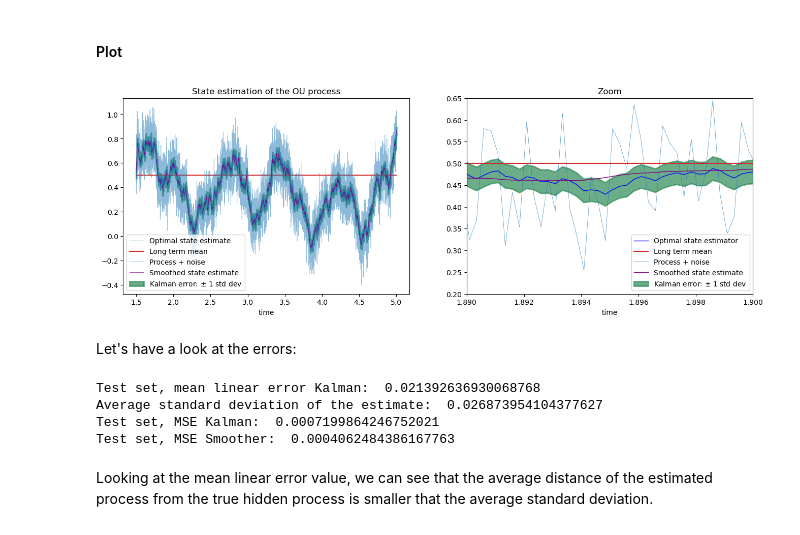
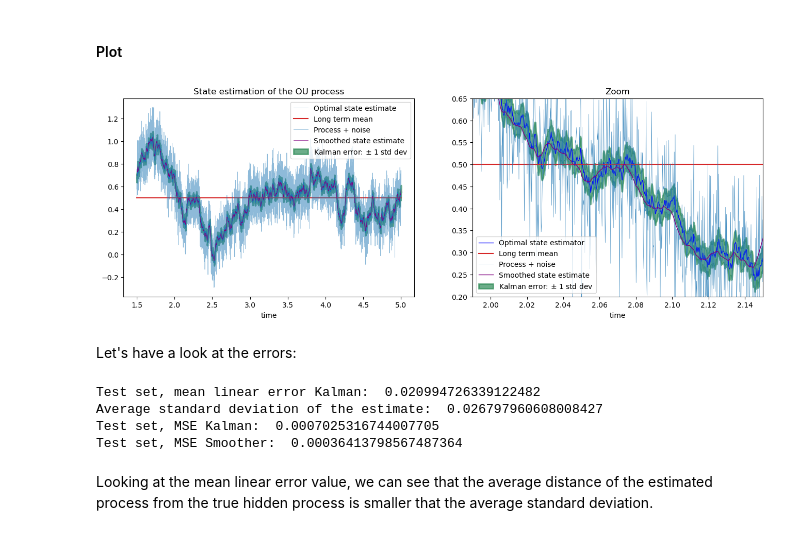
Before and after one commit to cantaro86/Financial-Models-Numerical-Methods, a Jupyter notebook: 6.1 Ornstein-Uhlenbeck process and applications.ipynb, the cells around one changed output. Saved outputs shown, nothing was run; the diff lists cells and outputs as text; code cells hidden in the pictures.

```diff
--- a/6.1 Ornstein-Uhlenbeck process and applications.ipynb
+++ b/6.1 Ornstein-Uhlenbeck process and applications.ipynb
@@ -131,20 +129,20 @@ sigma = 0.5
 std_asy = np.sqrt(sigma**2 / (2 * kappa))  # asymptotic standard deviation
 
 X0 = 2
-X = np.zeros((paths, N))
-X[:, 0] = X0
-W = ss.norm.rvs(loc=0, scale=1, size=(paths, N - 1))
+X = np.zeros((N, paths))
+X[0, :] = X0
+W = ss.norm.rvs(loc=0, scale=1, size=(N - 1, paths))
 
 # Uncomment for Euler Maruyama
 # for t in range(0,N-1):
-#    X[:,t+1] = X[:,t] + kappa*(theta - X[:,t])*dt + sigma * np.sqrt(dt) * W[:,t]
+#    X[t + 1, :] = X[t, :] + kappa*(theta - X[t, :])*dt + sigma * np.sqrt(dt) * W[t, :]
 
 std_dt = np.sqrt(sigma**2 / (2 * kappa) * (1 - np.exp(-2 * kappa * dt)))
 for t in range(0, N - 1):
-    X[:, t + 1] = theta + np.exp(-kappa * dt) * (X[:, t] - theta) + std_dt * W[:, t]
+    X[t + 1, :] = theta + np.exp(-kappa * dt) * (X[t, :] - theta) + std_dt * W[t, :]
 
-X_T = X[:, -1]  # values of X at time T
-X_1 = X[1, :]  # a single path
+X_T = X[-1, :]  # values of X at time T
+X_1 = X[:, 1]  # a single path
 # %% [markdown]
 #### Mean and standard deviation
 
@@ -326,7 +324,7 @@ $\theta$, is equal to the (scaled) expected time it takes for a process to reach
 
 #### Let us estimate the expected time numerically
 # %%
-T_to_theta = np.argmax(X <= theta if (X0 > theta) else X >= theta, axis=1) * dt  # first passage time
+T_to_theta = np.argmax(X <= theta if (X0 > theta) else X >= theta, axis=0) * dt  # first passage time
 # %%
 print(f"The expected time from X0 to theta is: {T_to_theta.mean()} with std error: {ss.sem(T_to_theta)}")
 print("The standard deviation of the first time the process touches theta is: ", T_to_theta.std())
@@ -777,35 +775,35 @@ ax1.legend()
 ax1.set_title("State estimation of the OU process")
 ax1.set_xlabel("time")
 ax2.plot(T_vec[skip_data + training_size :], xs, linewidth=1, alpha=1, label="Optimal state estimator", color="blue")
 ax2.plot(T_vec[skip_data + training_size :], theta * np.ones_like(xs), label="Long term mean", color="#d62728")
 ax2.plot(
     T_vec[skip_data + training_size :],
     Y_1[skip_data + training_size :],
     linewidth=0.5,
     alpha=0.8,
     label="Process + noise",
     color="#1f77b4",
 )
 ax2.plot(
     T_vec[skip_data + training_size :], x_smooth, linewidth=1, alpha=1, label="Smoothed state estimate", color="purple"
 )
 ax2.fill_between(
     x=T_vec[skip_data + training_size :],
     y1=V_up,
     y2=V_down,
     alpha=0.7,
     linewidth=2,
     color="seagreen",
     label="Kalman error: $\pm$ 1 std dev ",
 )
-ax2.set_xlim(1.89, 1.9)
+ax2.set_xlim(1.99, 2.15)
 ax2.set_ylim(0.2, 0.65)
 ax2.legend()
 ax2.set_title("Zoom")
 ax2.set_xlabel("time")
 plt.show()
 # %% [output]
-[figure, old version]
+[figure, new version]
 # %% [markdown]
 Let's have a look at the errors:
 # %%
@@ -814,10 +812,10 @@ print("Average standard deviation of the estimate: ", np.mean(np.sqrt(Ps)))
 print("Test set, MSE Kalman: ", np.linalg.norm(xs - X_1[skip_data + training_size :], 2) ** 2 / len(xs))
 print("Test set, MSE Smoother: ", np.linalg.norm(x_smooth - X_1[skip_data + training_size :], 2) ** 2 / len(x_smooth))
 # %% [output]
-Test set, mean linear error Kalman:  0.021392636930068768
-Average standard deviation of the estimate:  0.026873954104377627
-Test set, MSE Kalman:  0.0007199864246752021
-Test set, MSE Smoother:  0.0004062484386167763
+Test set, mean linear error Kalman:  0.020994726339122482
+Average standard deviation of the estimate:  0.026797960608008427
+Test set, MSE Kalman:  0.0007025316744007705
+Test set, MSE Smoother:  0.00036413798567487364
 # %% [markdown]
 Looking at the mean linear error value, we can see that the average distance of the estimated process from the true hidden process is smaller that the average standard deviation.
 # %% [markdown]
```
Also changed, not shown: parts of 20 cells of this notebook, 5 other files.
